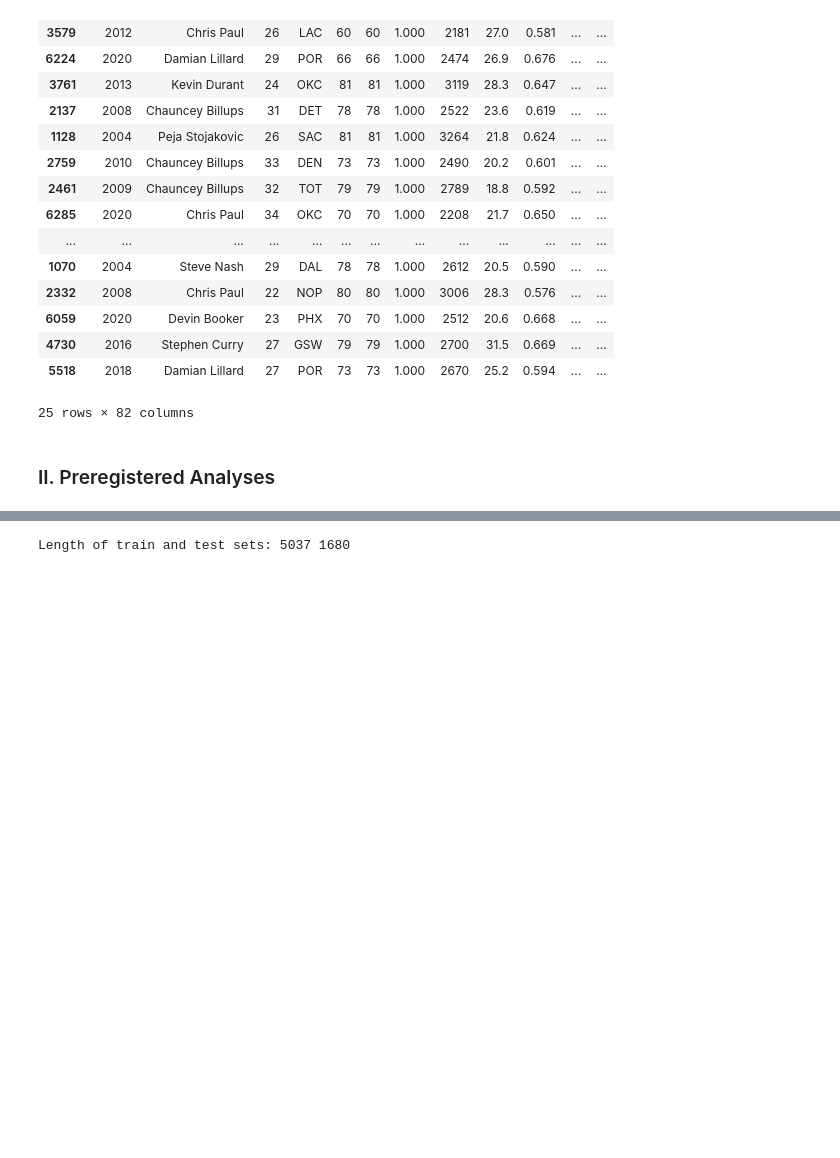
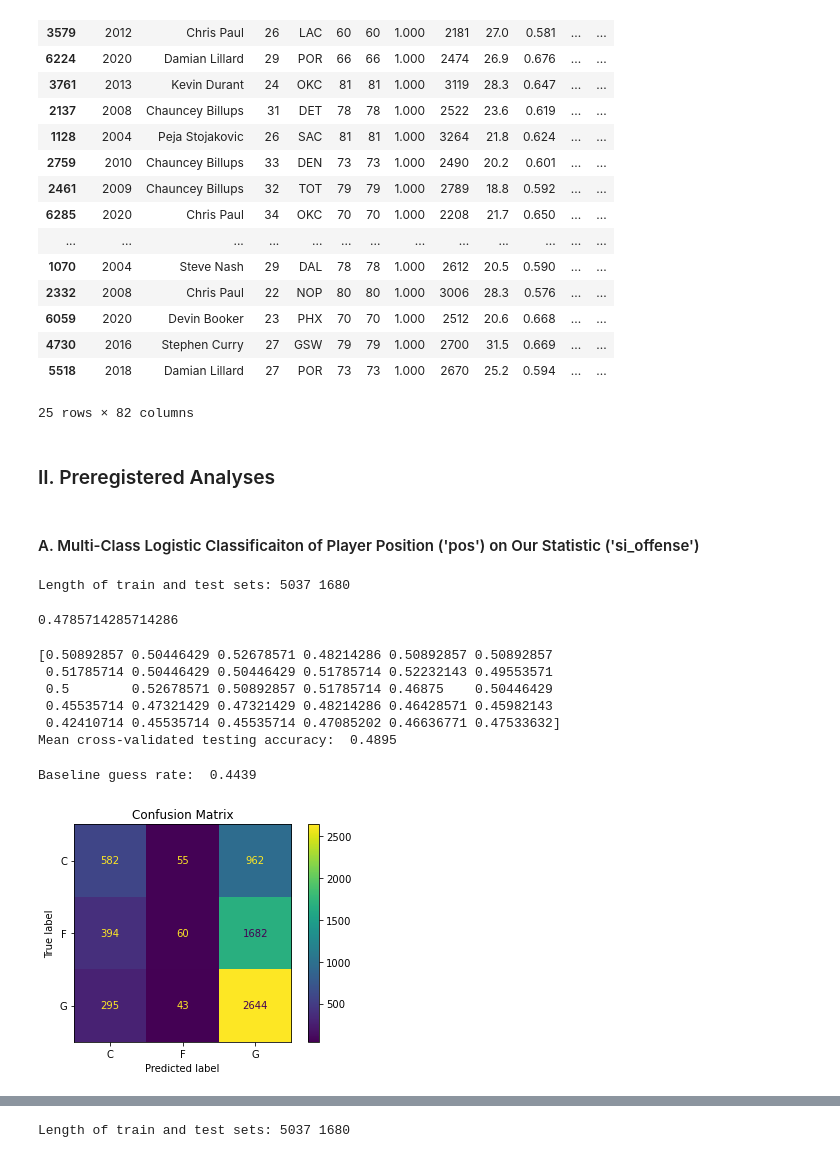
Before and after one commit to MAhram1/INFO-2950-Project, a Jupyter notebook: proj4.ipynb, the cells around one changed output, grey strips where cells are left out. Drawn from its saved outputs; the diff is of its cells as text; code cells hidden in the pictures; blank space fills up the shorter version.

```diff
--- a/proj4.ipynb
+++ b/proj4.ipynb
@@ -543,0 +542,52 @@ sorted_by_si_offense_rank.head(25)
+# %% [markdown]
+#### A. Multi-Class Logistic Classificaiton of Player Position ('pos') on Our Statistic ('si_offense')
+# %%
+# train-test split (75%/25%)
+Xl_train, Xl_test, yl_train, yl_test = train_test_split(
+    nba[['si_offense']],
+    nba['pos'],
+    test_size= 0.25
+)
+print("Length of train and test sets:", len(yl_train), len(yl_test))
+# %% [output]
+Length of train and test sets: 5037 1680
+# %%
+# Setting up logistic model
+lm = LogisticRegression(multi_class = 'multinomial', solver = 'sag')
+logistic = lm.fit(Xl_train, yl_train)
+logistic.score(Xl_test, yl_test)
+# %% [output]
+0.4785714285714286
+# %%
+scores_log = cross_val_score(lm,nba[['si_offense']],nba['pos'],cv=30)
+print(scores_log)
+print(f"Mean cross-validated accuracy: {scores_test_log.mean() : .4f}")
+# %% [output]
+[0.50892857 0.50446429 0.52678571 0.48214286 0.50892857 0.50892857
+ 0.51785714 0.50446429 0.50446429 0.51785714 0.52232143 0.49553571
+ 0.5        0.52678571 0.50892857 0.51785714 0.46875    0.50446429
+ 0.45535714 0.47321429 0.47321429 0.48214286 0.46428571 0.45982143
+ 0.42410714 0.45535714 0.45535714 0.47085202 0.46636771 0.47533632]
+Mean cross-validated testing accuracy:  0.4895
+# %%
+# Baseline guess of most common position (G)
+print(f'Baseline guess rate: {(sum(nba.pos == "G")/len(nba)) : .4f}')
+# %% [output]
+Baseline guess rate:  0.4439
+# %%
+# True labels and predicted labels
+yl_true = nba.pos
+yl_pred_full = logistic.predict(nba[['si_offense']])
+
+# Confusion Matrix
+disp = ConfusionMatrixDisplay(
+    confusion_matrix(yl_true, yl_pred_full),
+    display_labels = nba.pos.unique()
+)
+disp.plot()
+plt.title('Confusion Matrix')
+plt.xticks(ticks = [0,1,2], labels = ['C','F','G'])
+plt.yticks(ticks = [0,1,2], labels = ['C','F','G'])
+plt.show()
+# %% [output]
+[figure, added]
```
Also changed, not shown: parts of 17 cells of this notebook.
